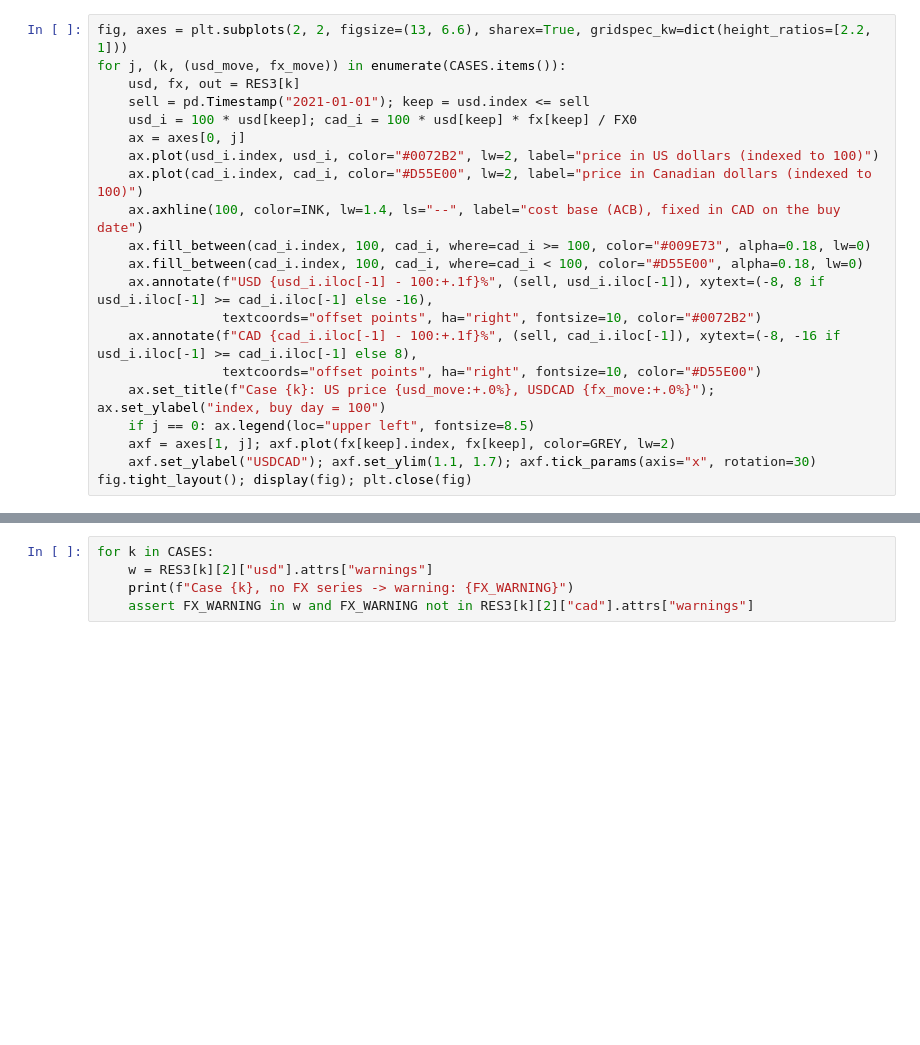
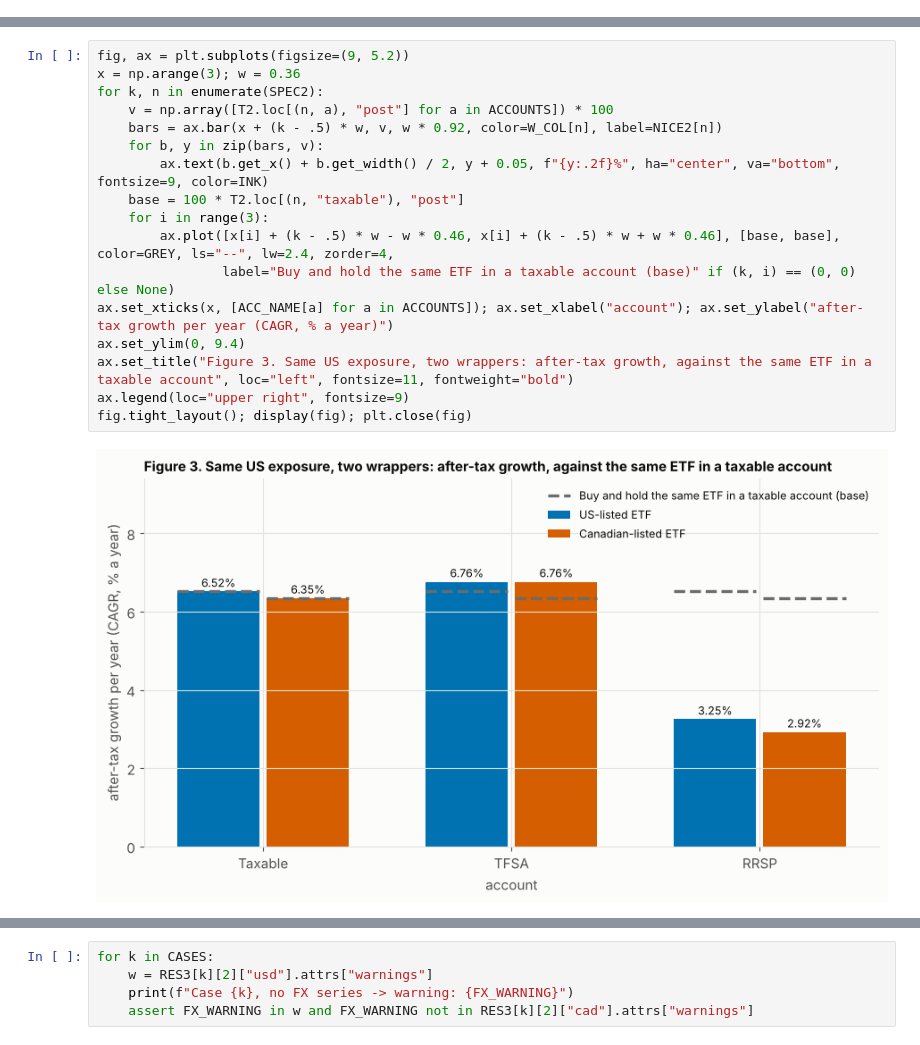
Before and after one commit to bgue/datasharing, a Jupyter notebook: screenlab/notebooks/tax_foreign_holdings.ipynb, the cells around one changed output, grey strips where cells are left out. Drawn from its saved outputs; the diff is of its cells as text; blank space fills up the shorter version.

```diff
--- a/screenlab/notebooks/tax_foreign_holdings.ipynb
+++ b/screenlab/notebooks/tax_foreign_holdings.ipynb
@@ -336,21 +0,0 @@ Case B: the US-dollar result is -5%, the Canadian-dollar result is 0.95 x 1.15 -
-# %%
-fig, axes = plt.subplots(2, 2, figsize=(13, 6.6), sharex=True, gridspec_kw=dict(height_ratios=[2.2, 1]))
-for j, (k, (usd_move, fx_move)) in enumerate(CASES.items()):
-    usd, fx, out = RES3[k]
-    sell = pd.Timestamp("2021-01-01"); keep = usd.index <= sell
-    usd_i = 100 * usd[keep]; cad_i = 100 * usd[keep] * fx[keep] / FX0
-    ax = axes[0, j]
-    ax.plot(usd_i.index, usd_i, color="#0072B2", lw=2, label="price in US dollars (indexed to 100)")
-    ax.plot(cad_i.index, cad_i, color="#D55E00", lw=2, label="price in Canadian dollars (indexed to 100)")
-    ax.axhline(100, color=INK, lw=1.4, ls="--", label="cost base (ACB), fixed in CAD on the buy date")
-    ax.fill_between(cad_i.index, 100, cad_i, where=cad_i >= 100, color="#009E73", alpha=0.18, lw=0)
-    ax.fill_between(cad_i.index, 100, cad_i, where=cad_i < 100, color="#D55E00", alpha=0.18, lw=0)
-    ax.annotate(f"USD {usd_i.iloc[-1] - 100:+.1f}%", (sell, usd_i.iloc[-1]), xytext=(-8, 8 if usd_i.iloc[-1] >= cad_i.iloc[-1] else -16),
-                textcoords="offset points", ha="right", fontsize=10, color="#0072B2")
-    ax.annotate(f"CAD {cad_i.iloc[-1] - 100:+.1f}%", (sell, cad_i.iloc[-1]), xytext=(-8, -16 if usd_i.iloc[-1] >= cad_i.iloc[-1] else 8),
-                textcoords="offset points", ha="right", fontsize=10, color="#D55E00")
-    ax.set_title(f"Case {k}: US price {usd_move:+.0%}, USDCAD {fx_move:+.0%}"); ax.set_ylabel("index, buy day = 100")
-    if j == 0: ax.legend(loc="upper left", fontsize=8.5)
-    axf = axes[1, j]; axf.plot(fx[keep].index, fx[keep], color=GREY, lw=2)
-    axf.set_ylabel("USDCAD"); axf.set_ylim(1.1, 1.7); axf.tick_params(axis="x", rotation=30)
-fig.tight_layout(); display(fig); plt.close(fig)
@@ -362,0 +319,19 @@ If **no exchange-rate series is loaded**, the tax stage cannot convert, taxes th
+# %%
+fig, ax = plt.subplots(figsize=(9, 5.2))
+x = np.arange(3); w = 0.36
+for k, n in enumerate(SPEC2):
+    v = np.array([T2.loc[(n, a), "post"] for a in ACCOUNTS]) * 100
+    bars = ax.bar(x + (k - .5) * w, v, w * 0.92, color=W_COL[n], label=NICE2[n])
+    for b, y in zip(bars, v):
+        ax.text(b.get_x() + b.get_width() / 2, y + 0.05, f"{y:.2f}%", ha="center", va="bottom", fontsize=9, color=INK)
+    base = 100 * T2.loc[(n, "taxable"), "post"]
+    for i in range(3):
+        ax.plot([x[i] + (k - .5) * w - w * 0.46, x[i] + (k - .5) * w + w * 0.46], [base, base], color=GREY, ls="--", lw=2.4, zorder=4,
+                label="Buy and hold the same ETF in a taxable account (base)" if (k, i) == (0, 0) else None)
+ax.set_xticks(x, [ACC_NAME[a] for a in ACCOUNTS]); ax.set_xlabel("account"); ax.set_ylabel("after-tax growth per year (CAGR, % a year)")
+ax.set_ylim(0, 9.4)
+ax.set_title("Figure 3. Same US exposure, two wrappers: after-tax growth, against the same ETF in a taxable account", loc="left", fontsize=11, fontweight="bold")
+ax.legend(loc="upper right", fontsize=9)
+fig.tight_layout(); display(fig); plt.close(fig)
+# %% [output]
+[figure, added]
```
Also changed, not shown: parts of 53 cells of this notebook, 6 other files.
